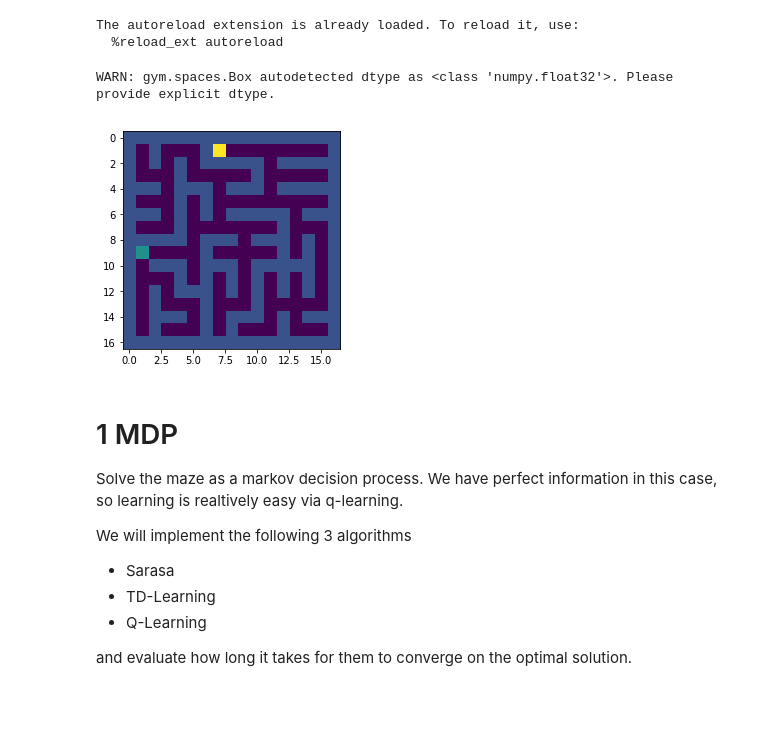
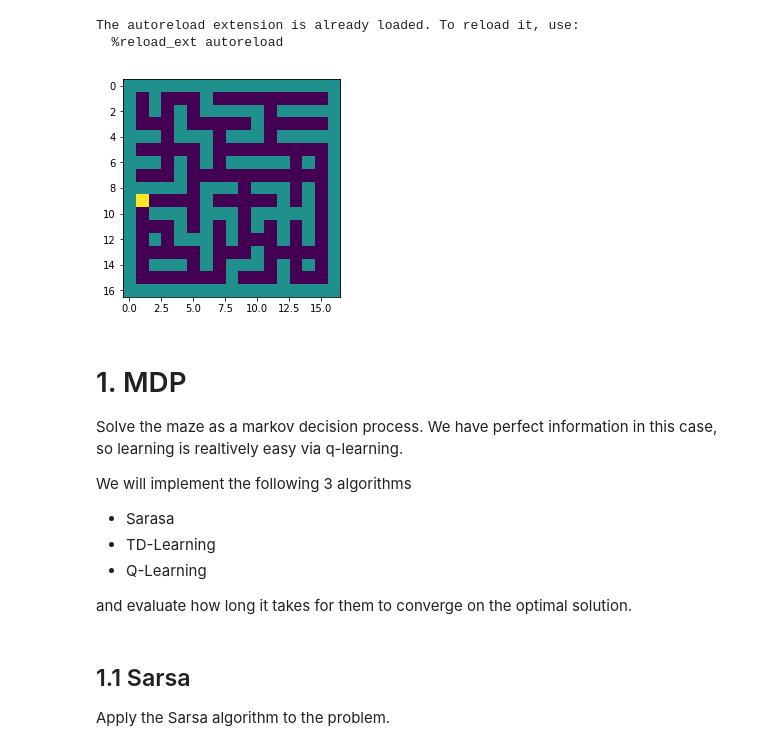
Before and after one commit to maitchison/MouseMaze, a Jupyter notebook: Mouse Maze.ipynb, the cells around one changed output. Saved outputs shown, nothing was run; the diff lists cells and outputs as text; code cells hidden in the pictures; blank space fills up the shorter version.

```diff
--- a/Mouse Maze.ipynb
+++ b/Mouse Maze.ipynb
@@ -161,12 +31,12 @@ class Maze(gym.Env):
 # %%
-maze = Maze(17,17)
+# quick test...
+maze = Maze_MDP(17,17)
 maze.generate_random(5)
 maze.plot()
 # %% [output]
-WARN: gym.spaces.Box autodetected dtype as <class 'numpy.float32'>. Please provide explicit dtype.
-[figure, old version]
+[figure, new version]
 # %% [markdown]
-# 1 MDP
+# 1. MDP
 
 Solve the maze as a markov decision process.  We have perfect information in this case, so learning is realtively easy via q-learning.
 
@@ -177,3 +47,7 @@ We will implement the following 3 algorithms
 * Q-Learning
 
 and evaluate how long it takes for them to converge on the optimal solution.
+# %% [markdown]
+## 1.1 Sarsa
+
+Apply the Sarsa algorithm to the problem.
```
Also changed, not shown: parts of 15 cells of this notebook, 3 other files.
